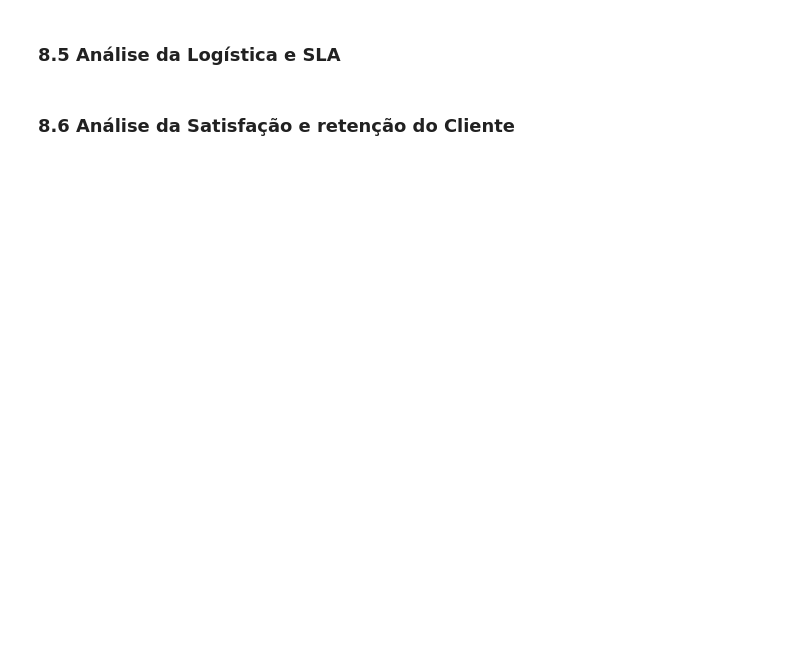
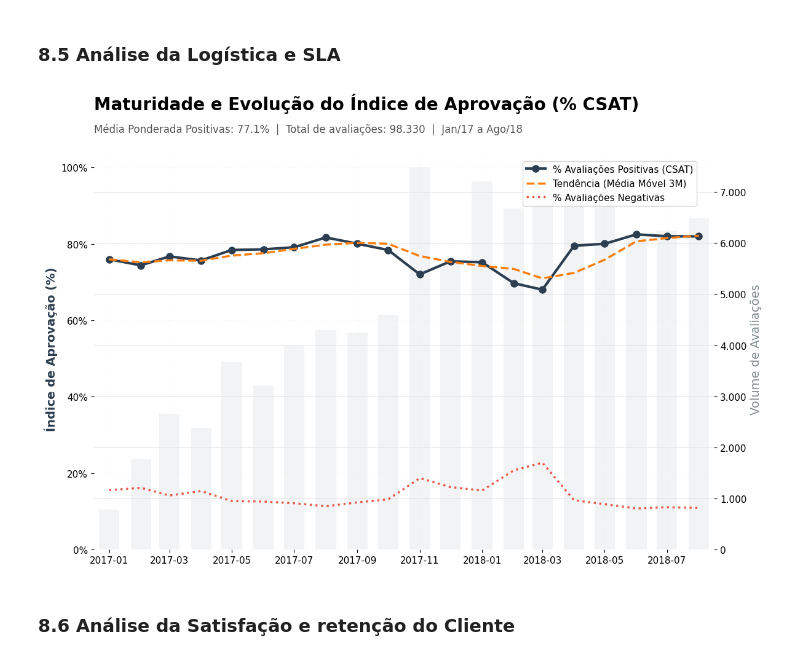
Before and after one commit to evellynjardini/Data-Analytics---Grupo-24, a Jupyter notebook: 1 - Projeto-Olist-KPIs/notebooks/Tech_Challenge_Grupo24_.ipynb, the cells around one changed output. Cells and saved outputs as stored; diff of their text form; code cells hidden in the pictures; blank space fills up the shorter version.

```diff
--- a/1 - Projeto-Olist-KPIs/notebooks/Tech_Challenge_Grupo24_.ipynb
+++ b/1 - Projeto-Olist-KPIs/notebooks/Tech_Challenge_Grupo24_.ipynb
@@ -2649,4 +2722,93 @@ Freq: M, Name: count, dtype: int64
 # %% [markdown]
 ### **8.5 Análise da Logística e SLA**
+# %%
+# --- 1. PREPARAÇÃO E FILTRO ---
+df_plot = df_kpi8.copy()
+
+# Tratamento de datas para o eixo X
+if pd.api.types.is_period_dtype(df_plot['ano_mes']):
+    df_plot['ano_mes'] = df_plot['ano_mes'].dt.to_timestamp()
+else:
+    df_plot['ano_mes'] = pd.to_datetime(df_plot['ano_mes'])
+
+df_plot = df_plot.sort_values('ano_mes')
+
+# Filtro do período (Jan/17 a Ago/18) para evitar ruídos de início/fim de dataset
+df_clean = df_plot[(df_plot['ano_mes'] >= '2017-01-01') & (df_plot['ano_mes'] <= '2018-08-01')].copy()
+
+# Cálculo da tendência para as avaliações positivas
+df_clean['pct_positivas_3m'] = df_clean['pct_positivas'].rolling(3, min_periods=1).mean()
+
+# Cálculos para o Subtítulo
+volume_total = df_clean['total_avaliacoes'].sum()
+media_ponderada_positivas = (df_clean['qtd_positivas'].sum() / volume_total) * 100
+total_av_formatado = f"{volume_total:,.0f}".replace(",", ".")
+
+# --- 2. CONFIGURAÇÃO DO GRÁFICO ---
+fig, ax1 = plt.subplots(figsize=(12, 8))
+ax2 = ax1.twinx()
+
+# Ordem de camadas: Barras atrás, Linhas na frente
+ax1.set_zorder(ax2.get_zorder() + 1)
+ax1.patch.set_visible(False)
+
+# Volume (Barras ao fundo) - AX2
+ax2.bar(df_clean['ano_mes'], df_clean['total_avaliacoes'],
+        width=20, color='#d1d8e0', alpha=0.3, label='Volume de Avaliações', zorder=1)
+
+# --- 3. PLOTAGEM DAS LINHAS ---
+# % Positivas (Azul Oxford - Métrica Principal)
+ax1.plot(df_clean['ano_mes'], df_clean['pct_positivas'],
+         marker='o', markersize=8, color='#2c3e50', linewidth=3,
+         label='% Avaliações Positivas (CSAT)', zorder=5)
+
+# Tendência (Laranja - Padrão de tendência)
+ax1.plot(df_clean['ano_mes'], df_clean['pct_positivas_3m'],
+         linestyle='--', color='#ff7f0e', linewidth=2.5,
+         label='Tendência (Média Móvel 3M)', zorder=6)
+
+# % Negativas (Vermelho Sóbrio - Alerta de detração)
+ax1.plot(df_clean['ano_mes'], df_clean['pct_negativas'],
+         linestyle=':', color='#e74c3c', alpha=0.9, linewidth=2.5,
+         label='% Avaliações Negativas', zorder=5)
+
+# --- 4. TÍTULO E SUBTÍTULO ---
+ax1.set_title('Maturidade e Evolução do Índice de Aprovação (% CSAT)',
+              fontsize=20, weight='bold', loc='left', pad=45)
+
+subtitulo = (f"Média Ponderada Positivas: {media_ponderada_positivas:.1f}%  |  "
+             f"Total de avaliações: {total_av_formatado}  |  Jan/17 a Ago/18")
+
+ax1.text(x=0, y=1.04, s=subtitulo, fontsize=12, color='#555555',
+         transform=ax1.transAxes, ha='left')
+
+# --- 5. AJUSTES DOS EIXOS ---
+ax1.yaxis.set_major_formatter(mticker.PercentFormatter(100.0, decimals=0))
+ax1.tick_params(axis='y', labelcolor='black', labelsize=11)
+ax1.set_ylabel('Índice de Aprovação (%)', fontsize=14, color='#2c3e50', weight='bold')
+ax1.set_ylim(0, 105) # Escala de 0 a 100% para evitar distorção visual
+
+ax2.get_yaxis().set_major_formatter(mticker.FuncFormatter(lambda x, p: format(int(x), ',').replace(',', '.')))
+ax2.tick_params(axis='y', labelcolor='black', labelsize=11)
+ax2.set_ylabel('Volume de Avaliações', fontsize=14, color='#7f8c8d')
+
+ax1.set_xlim(df_clean['ano_mes'].min() - pd.Timedelta(days=15),
+            df_clean['ano_mes'].max() + pd.Timedelta(days=15))
+plt.xticks(rotation=45, fontsize=11, color='black')
+
+ax1.spines['top'].set_visible(False)
+ax2.spines['top'].set_visible(False)
+ax1.grid(True, alpha=0.1, linestyle='--', zorder=0)
+
+# --- 6. LEGENDA ---
+ax1.legend(loc='upper right', bbox_to_anchor=(0.98, 0.98),
+            frameon=True, facecolor='white', edgecolor='lightgray',
+            framealpha=0.9, fontsize=11)
+
+plt.tight_layout()
+plt.savefig('kpi8_aprovacao_consolidado.png', dpi=300, bbox_inches='tight')
+plt.show()
+# %% [output]
+[figure, added]
 # %% [markdown]
 ### **8.6 Análise da Satisfação e retenção do Cliente**
```
Also changed, not shown: parts of 19 cells of this notebook.
